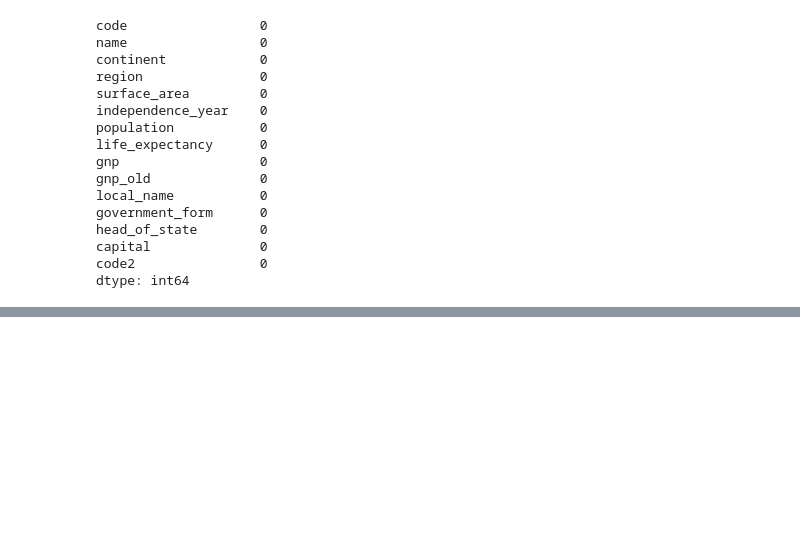
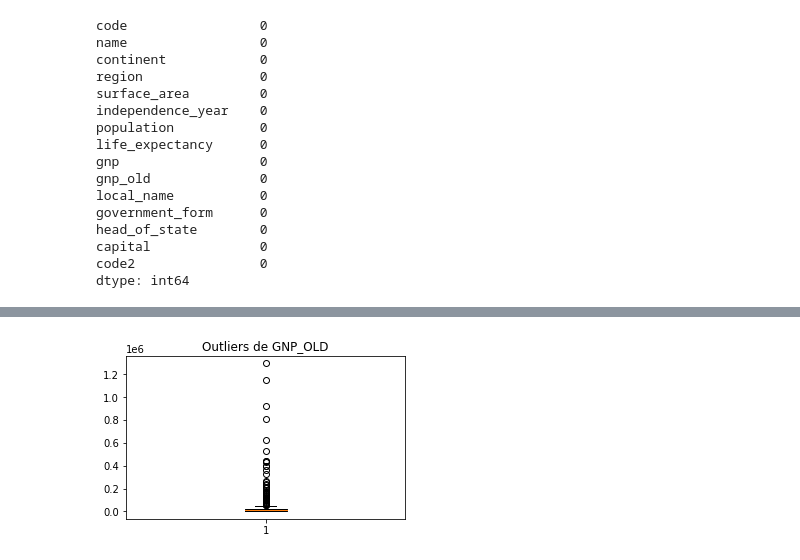
Before and after one commit to MaferLedmar/Reto-Final, a Jupyter notebook: Reto_Final.ipynb, the cells around one changed output, grey strips where cells are left out. Cells and saved outputs as stored; diff of their text form; code cells hidden in the pictures; blank space fills up the shorter version.

```diff
--- a/Reto_Final.ipynb
+++ b/Reto_Final.ipynb
@@ -220,0 +279,4 @@ dtype: int64
+# %%
+#Obtenemos datos limpios
+data_clean= df[(y<=Limite_Superior)&(y>=Limite_Inferior)]
+data_clean
@@ -220,0 +297,8 @@ dtype: int64
+# %%
+## Diagrama de caja "gnp_old" terminado
+fig = plt.figure(figsize =(5, 3))
+plt.boxplot(data_clean["gnp_old"])
+plt.title("Outliers de GNP_OLD")
+plt.show() #dibujamos el diagrama
+# %% [output]
+[figure, added]
```
Also changed, not shown: parts of 14 cells of this notebook.
